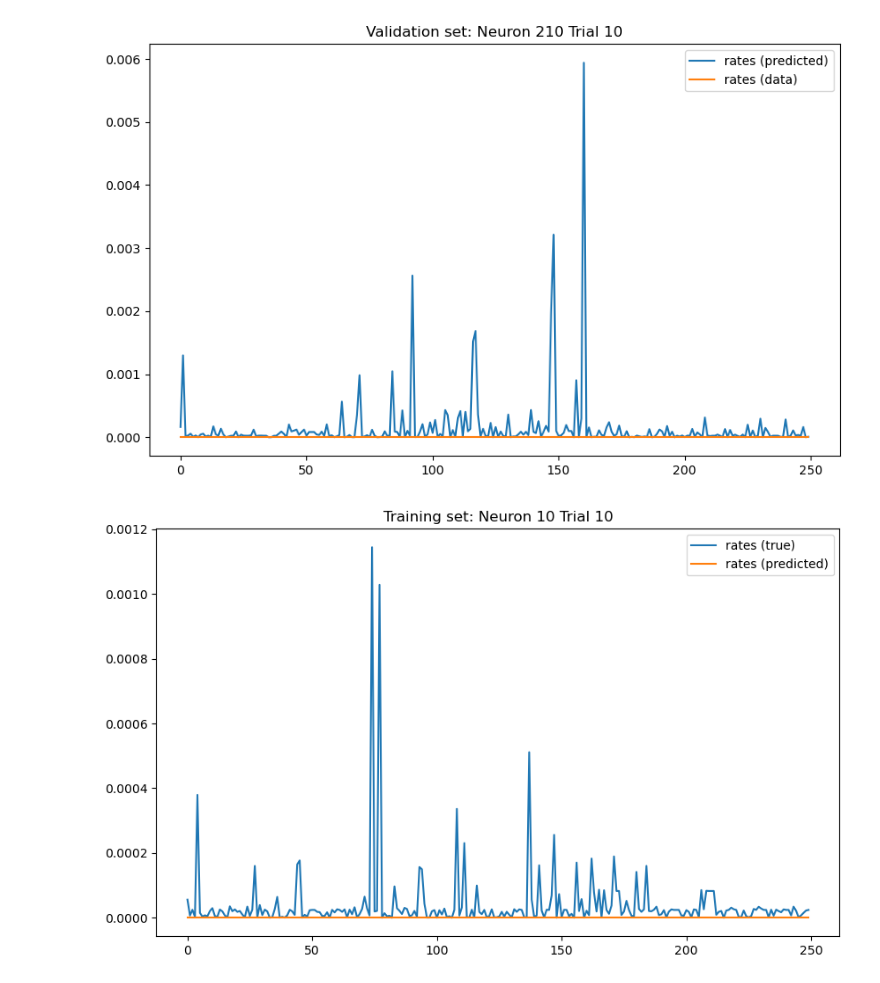
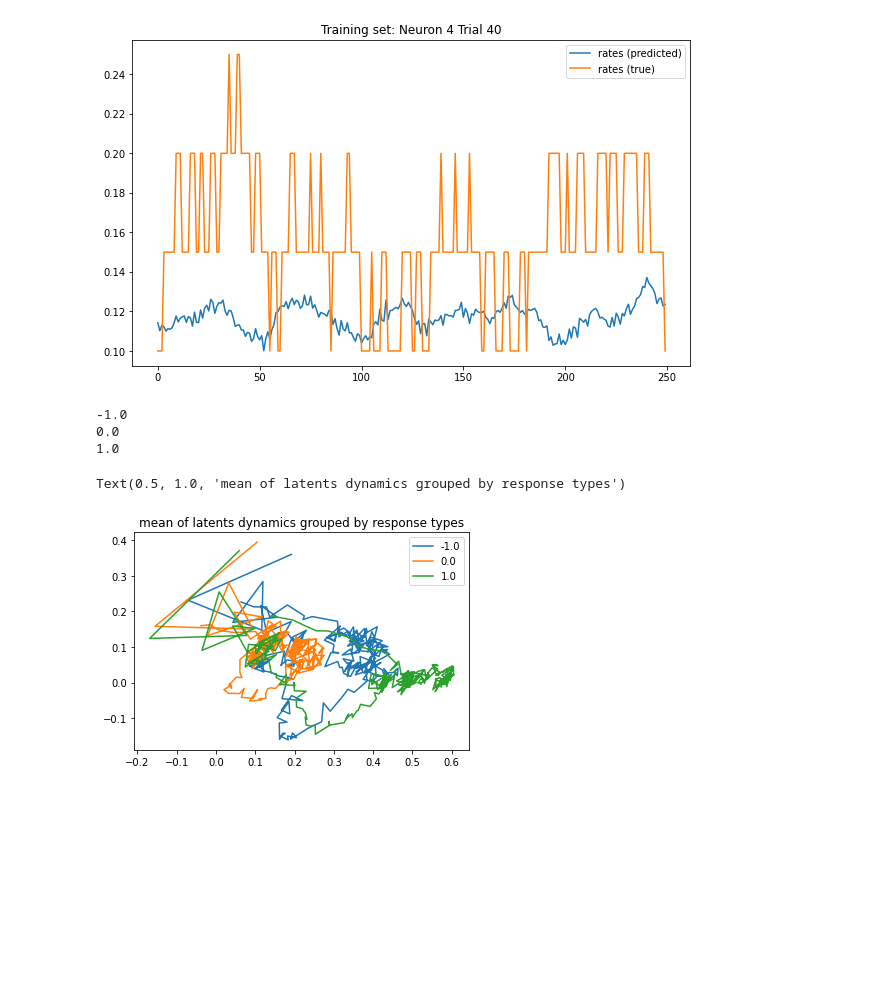
Before and after one commit to wanyuL/ReinforcementRats2021, a Jupyter notebook: RNN_Notebook.ipynb, the cells around one changed output. Cells and saved outputs as stored; diff of their text form; code cells hidden in the pictures; blank space fills up the shorter version.

```diff
--- a/RNN_Notebook.ipynb
+++ b/RNN_Notebook.ipynb
@@ -21,0 +84,10 @@ WARNING: For this notebook to perform best, if possible, in the menu under `Runt
+# %%
+# get spking and response data: specify subject and brain_area
+dat = alldat[18]
+brain_area="APN"
+NeuronInd=dat['brain_area']==brain_area
+spk=dat['spks']   # neuron, trial, time
+spk=spk[NeuronInd,:,:]
+resp=dat['response']; # response of each trial
+spk=np.transpose(spk, (2, 1, 0))
+spk.shape # time, trial, neuron
@@ -60,33 +140,32 @@ iteration 150, train_loss 0.0245 , val_loss 0.0429
 # %%
 # visualize the performance of the rnn model
 netinput=testData
 prd,_=net(netinput)
 rpred = prd.detach().cpu().numpy()
 nn = 10
-ntrial = 10
+ntrial = 40
 
-# Plot for Test Data
-plt.figure(figsize=(10, 6))
-plt.plot(rpred[:,ntrial, nn], label='rates (predicted)')
-plt.plot(testData[:, ntrial, nn], label='rates (data)')
-plt.legend()
-plt.title(f'Validation set: Neuron {nn+200} Trial {ntrial}')
-plt.show()
+# # Plot for Test Data
+# plt.figure(figsize=(10, 6))
+# plt.plot(rpred[:,ntrial, nn], label='rates (predicted)')
+# plt.plot(testData[:, ntrial, nn].detach().numpy(), label='rates (data)')
+# plt.legend()
+# plt.title(f'Validation set: Neuron {nn} Trial {ntrial}')
+# plt.show()
 
 # Plot for Training Data
 netinput=trainingData
 prd,_=net(netinput)
 rpred = prd.detach().cpu().numpy()
-nn = 10
-ntrial = 10
+nn = 4
+ntrial = 40
 plt.figure(figsize=(10, 6))
-#plt.plot(fake_spk_rates[:,ntrial, nn], label='rates (true)')
+
 plt.plot(rpred[:,ntrial, nn], label='rates (predicted)')
-plt.plot( trainingData[:, ntrial, nn], label='spikes')
+plt.plot( trainingData[:, ntrial, nn].detach().cpu().numpy(), label='rates (true)')
 
-plt.legend(['rates (true)', 'rates (predicted)', 'spikes'])
+plt.legend()
 plt.title(f'Training set: Neuron {nn} Trial {ntrial}')
 plt.show()
 # %% [output]
-[figure, old version]
+[figure, new version]
-[figure, removed]
@@ -94,0 +172,19 @@ plt.show()
+# %%
+## Check latent variable dynamics
+input=torch.tensor(spk,device=device)
+input=input.permute(2,1,0)
+# _,lat=net.rnn(input,ncomp)
+latvd=latv.detach().cpu().numpy()
+latvd.shape
+for i, resp_type in enumerate(np.unique(train_resp)):
+  print(resp_type)
+  trial_ind=train_resp==resp_type
+  plt.plot(latvd[:,trial_ind,0].mean(axis=1),latvd[:,trial_ind,1].mean(axis=1),label= resp_type)
+plt.legend()
+plt.title('mean of latents dynamics grouped by response types')
+# %% [output]
+-1.0
+0.0
+1.0
+Text(0.5, 1.0, 'mean of latents dynamics grouped by response types')
+[figure, added]
```
Also changed, not shown: parts of 9 cells of this notebook.
